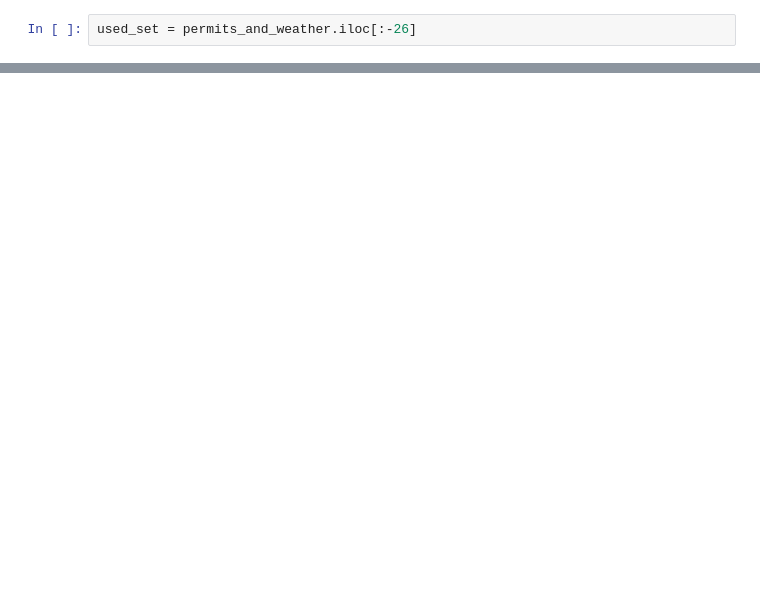
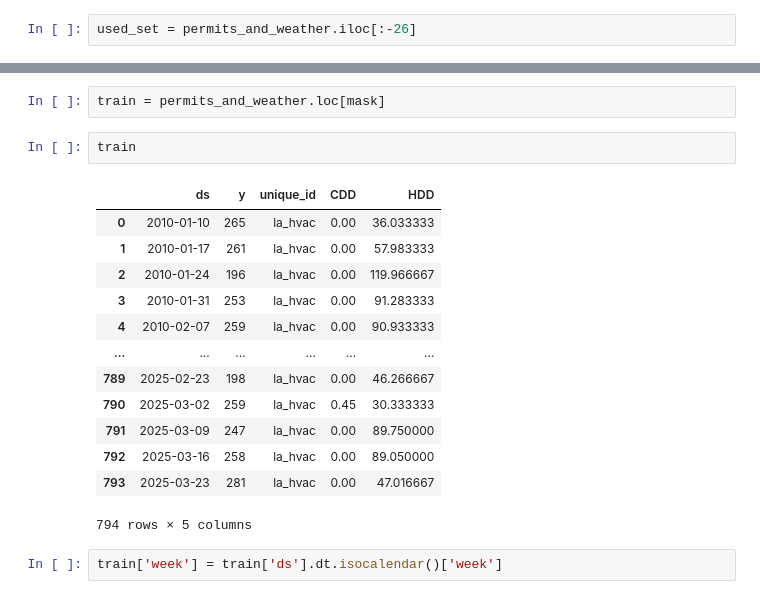
Before and after one commit to ShahSalar/demand-forecasting-hvac, a Jupyter notebook: notebooks/backtest.ipynb, the cells around one changed output, grey strips where cells are left out. Drawn from its saved outputs; the diff is of its cells as text; blank space fills up the shorter version.

```diff
--- a/notebooks/backtest.ipynb
+++ b/notebooks/backtest.ipynb
@@ -154,0 +430,20 @@ score(seasonal_naive)
+# %%
+train = permits_and_weather.loc[mask]
+# %%
+train
+# %% [output]
+|  | ds | y | unique_id | CDD | HDD |
+| 0 | 2010-01-10 | 265 | la_hvac | 0.00 | 36.033333 |
+| 1 | 2010-01-17 | 261 | la_hvac | 0.00 | 57.983333 |
+| 2 | 2010-01-24 | 196 | la_hvac | 0.00 | 119.966667 |
+| 3 | 2010-01-31 | 253 | la_hvac | 0.00 | 91.283333 |
+| 4 | 2010-02-07 | 259 | la_hvac | 0.00 | 90.933333 |
+| ... | ... | ... | ... | ... | ... |
+| 789 | 2025-02-23 | 198 | la_hvac | 0.00 | 46.266667 |
+| 790 | 2025-03-02 | 259 | la_hvac | 0.45 | 30.333333 |
+| 791 | 2025-03-09 | 247 | la_hvac | 0.00 | 89.750000 |
+| 792 | 2025-03-16 | 258 | la_hvac | 0.00 | 89.050000 |
+| 793 | 2025-03-23 | 281 | la_hvac | 0.00 | 47.016667 |
+794 rows × 5 columns
+# %%
+train['week'] = train['ds'].dt.isocalendar()['week']
```
Also changed, not shown: parts of 44 cells of this notebook, 2 other files.
